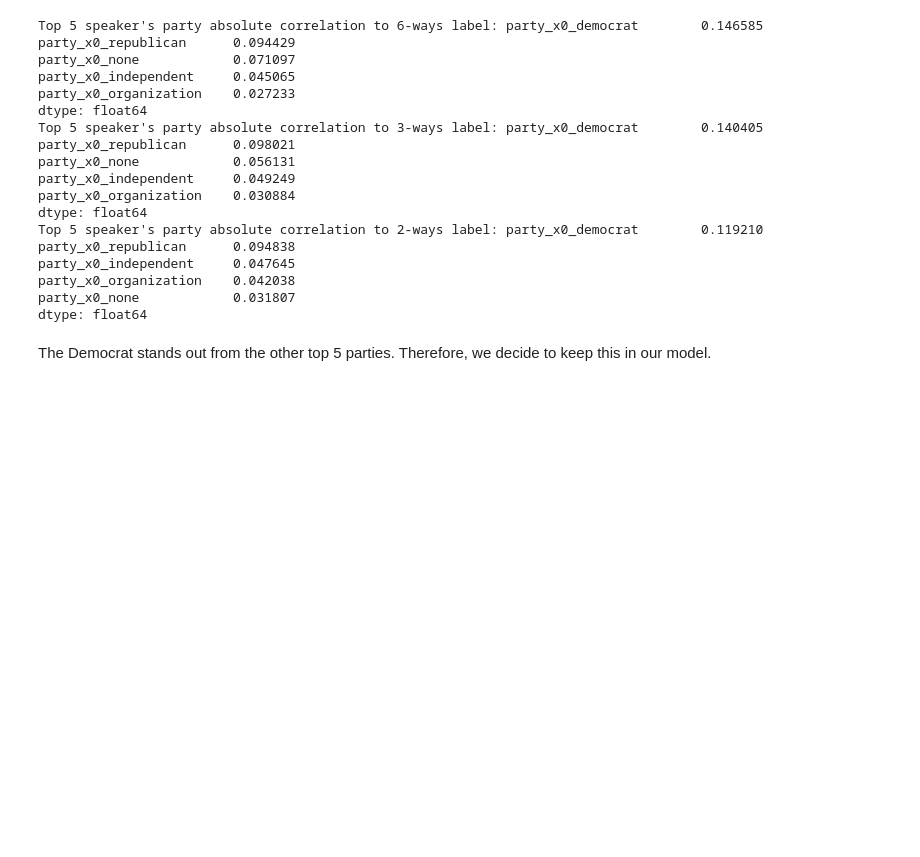
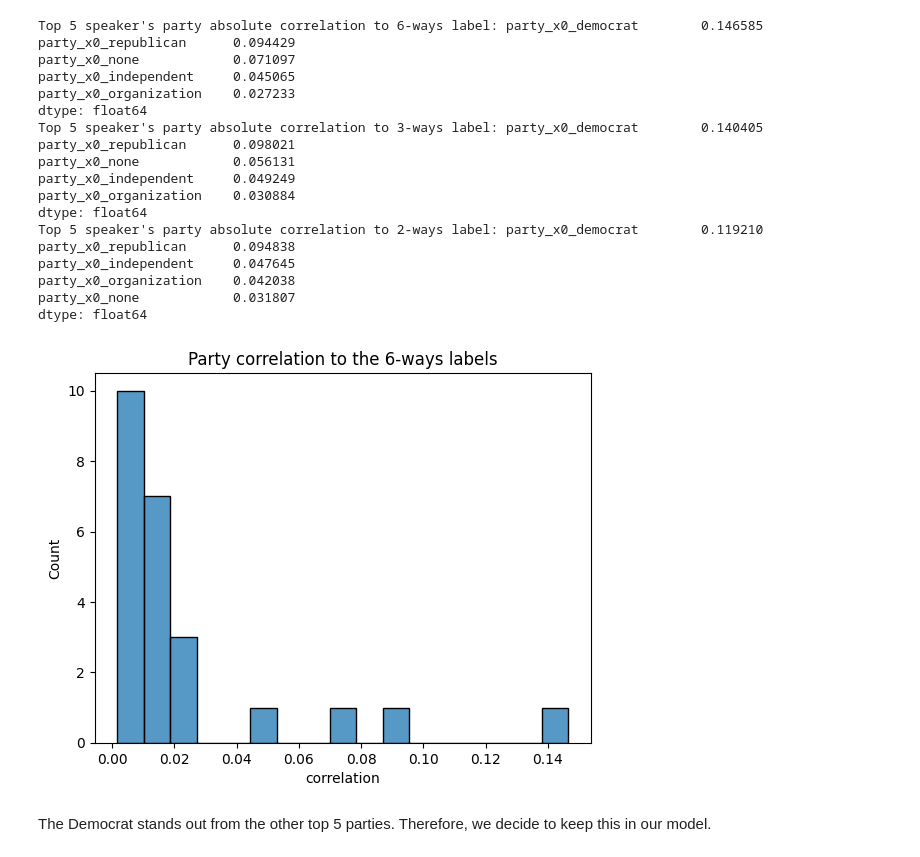
Before and after one commit to TanatPi/ESWD-Term-Project, a Jupyter notebook: true-false-news-classification-eswd-term-project.ipynb, the cells around one changed output. Cells and saved outputs as stored; diff of their text form; code cells hidden in the pictures; blank space fills up the shorter version.

```diff
--- a/true-false-news-classification-eswd-term-project.ipynb
+++ b/true-false-news-classification-eswd-term-project.ipynb
@@ -388,6 +388,11 @@ sj_religion          0
 Length: 9742, dtype: int64
 # %% [markdown]
 First, we ignore the speaker's name and focus on their past speech counts. Even if the counts themselves may not determine if they will speak the truth in the future or not. But in terms of our work, they can serve as vectors determining who is which person. Then, for speaker jobs and their states, we deem that they are less likely to contribute to the model comparing to other atributes. Thus, let's verify if they are really the features to get rid of.
+# %%
+# fill null for speaker's information with 'unknown'
+
+train_data4['speaker_job'].fillna('unknown', inplace = True)
+train_data4['state'].fillna('unknown', inplace = True)
 # %%
 print('Speaker\'s job and states absolute correlation to 6-ways label:', np.abs(train_data4[['speaker_job','state']].corrwith(train_data4['label_6'],method= 'kendall')))
 print('Speaker\'s jobs and states absolute correlation to 3-ways label:', np.abs(train_data4[['speaker_job','state']].corrwith(train_data4['label_3'],method= 'kendall')))
@@ -502,3 +507,10 @@ party_x0_independent     0.047645
 party_x0_organization    0.042038
 party_x0_none            0.031807
 dtype: float64
+# %%
+sns.histplot(np.abs(party_vector.corrwith(train_data4['label_6'],method= 'pearson')))
+plt.xlabel('correlation')
+plt.title('Party correlation to the 6-ways labels')
+plt.show()
+# %% [output]
+[figure, added]
```
Also changed, not shown: parts of 34 cells of this notebook.
